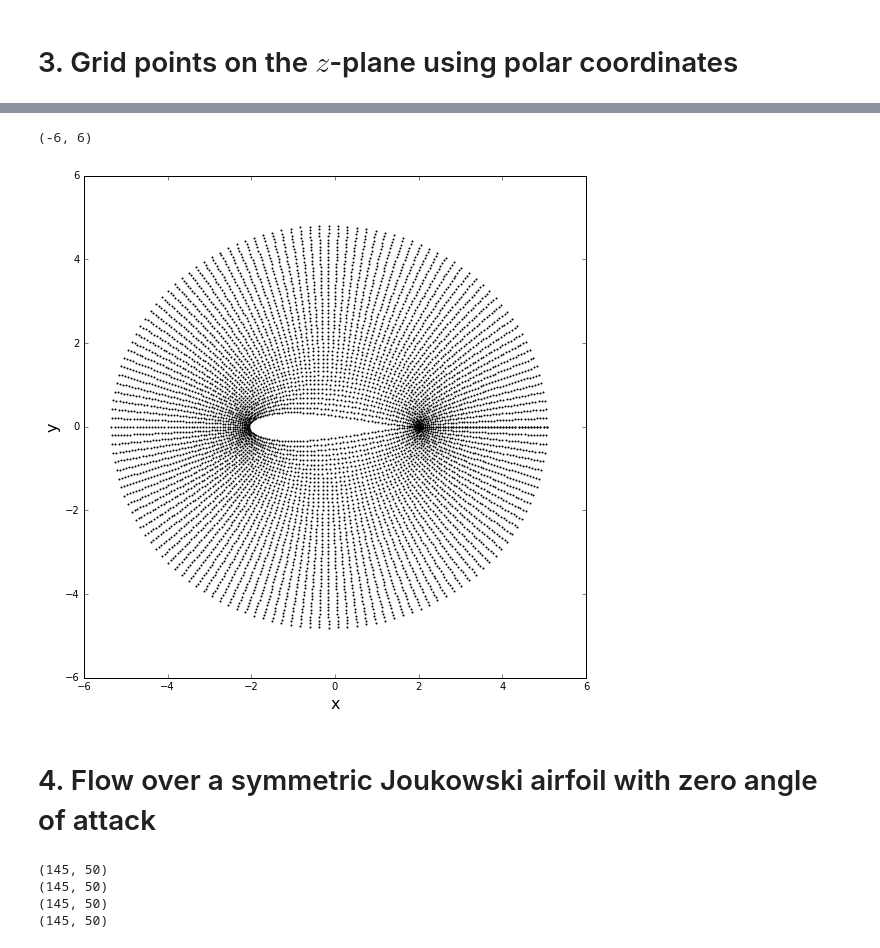
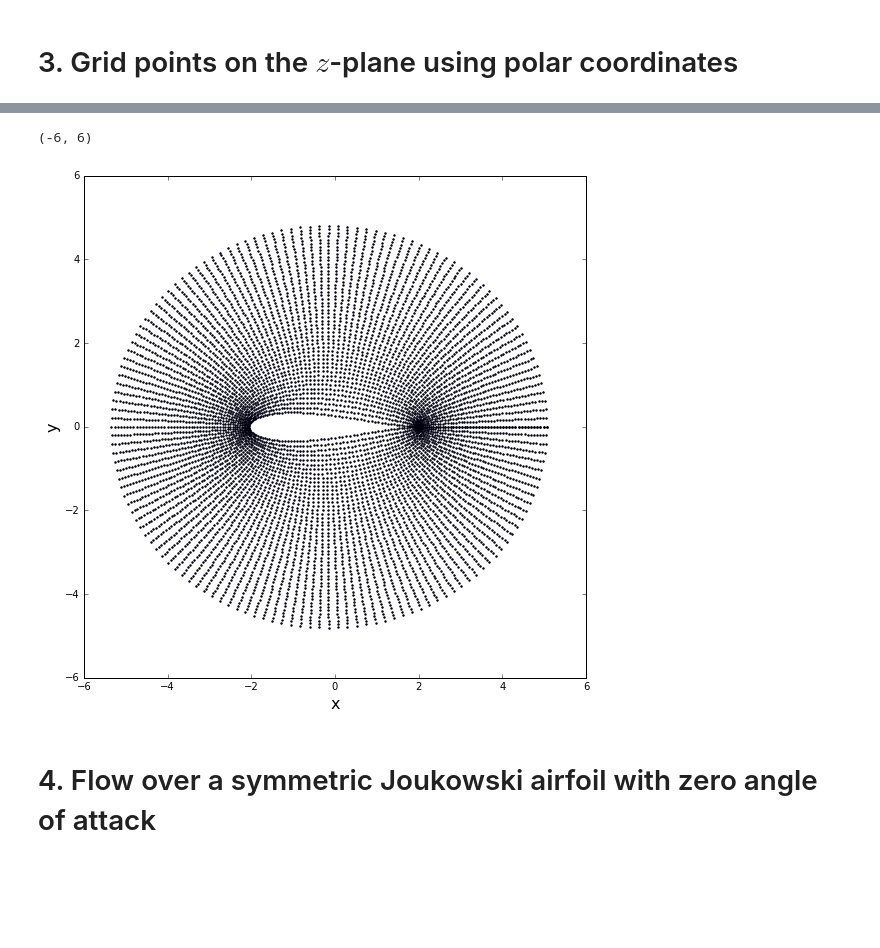
Before and after one commit to lpgleaves/mae6226-workspace, a Jupyter notebook: 06_Assignment_working.ipynb, the cells around one changed output, grey strips where cells are left out. Saved outputs shown, nothing was run; the diff lists cells and outputs as text; code cells hidden in the pictures; blank space fills up the shorter version.

```diff
--- a/06_Assignment_working.ipynb
+++ b/06_Assignment_working.ipynb
@@ -126,39 +126,17 @@ pyplot.scatter(zcirc.real,zcirc.imag,s=1)
 # %%
-zeta5 = zcirc + c**2/(zcirc)
-zeta = zeta5
+xi = zcirc + c**2/(zcirc)
+
 size = 9
 pyplot.figure(figsize=(size, size))
 pyplot.xlabel('x', fontsize=16)
 pyplot.ylabel('y', fontsize=16)
 pyplot.xlim(-7,7)
 pyplot.ylim(-7,7)
-pyplot.scatter(zeta.real,zeta.imag,s=1)
+pyplot.scatter(xi.real,xi.imag,s=2,c='b')
 pyplot.xlim(-6,6)
 pyplot.ylim(-6,6)
 # %% [output]
 (-6, 6)
-[figure, old version]
+[figure, new version]
 # %% [markdown]
 # 4. Flow over a symmetric Joukowski airfoil with zero angle of attack
-# %%
-radius = 1.15
-uinf = 1
-vinf = 0
-xd = -0.15
-yd = 0
-
-k = (radius**2)*(2*numpy.pi*uinf)
-zeta = zeta5
-
-# compute vel field
-ud, vd = getveldub(k,xd,yd,zcirc.real,zcirc.imag)
-
-print(numpy.shape(zcirc.real))
-print(numpy.shape(zcirc.imag))
-print(numpy.shape(ud))
-print(numpy.shape(vd))
-# %% [output]
-(145, 50)
-(145, 50)
-(145, 50)
-(145, 50)
```
Also changed, not shown: parts of 6 cells of this notebook.
